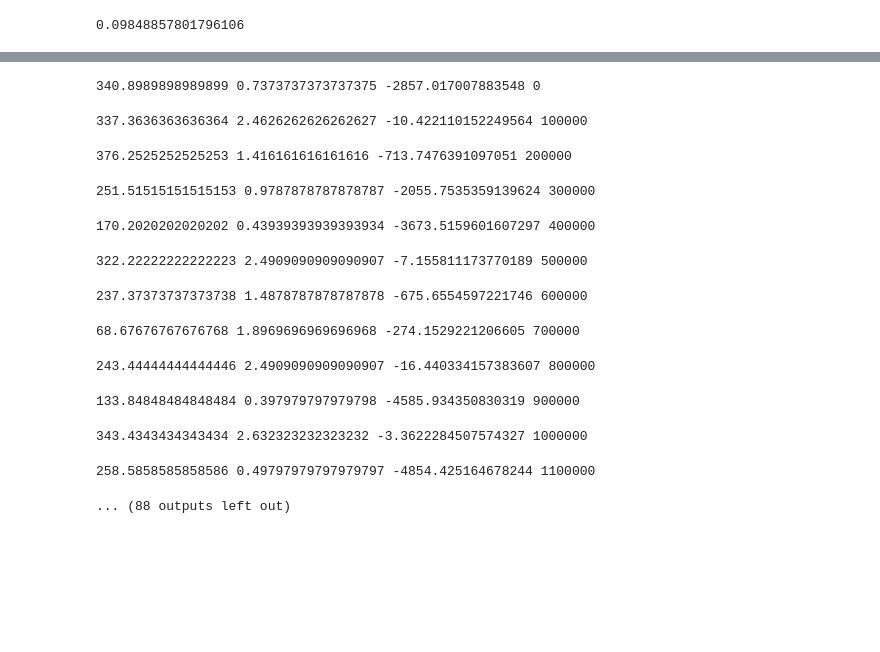
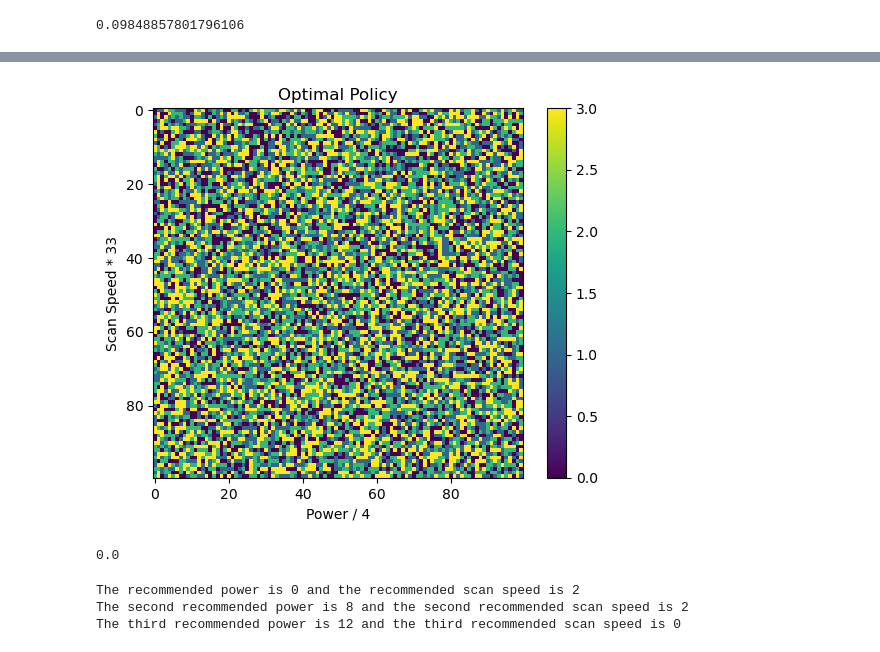
Before and after one commit to Filszcz/RL_LPBF, a Jupyter notebook: DEnthalpy.ipynb, the cells around one changed output, grey strips where cells are left out. Cells and saved outputs as stored; diff of their text form; code cells hidden in the pictures; blank space fills up the shorter version.

```diff
--- a/DEnthalpy.ipynb
+++ b/DEnthalpy.ipynb
@@ -161,6 +181,9 @@ print(SF)
 # for i in range(50):
 #     print(f"i={i}")
 #     print(Melt_mode(i))
+# %%
+power = np.linspace(50, 400, 20)
+scan_speed = np.linspace(0.1, 3.0, 20)
 # %%
 # read_depth = 0.00001*D_Depth(18)
 # print(read_depth)
@@ -220,10 +247,10 @@ class QLearning:
         self.alpha = 0.1
         self.gamma = 0.6
         self.epsilon = 0.1
-        self.q_table = np.zeros((100, 100, 6))
-        self.power_range = np.linspace(50, 400, 100)
-        self.scan_speed_range = np.linspace(0.2, 3.0, 100)
-        self.epochs = 20000000
+        self.q_table = np.zeros((100, 100, 4))
+        self.power_range = np.linspace(50.0, 400.0, 100)
+        self.scan_speed_range = np.linspace(2.0, 20.0, 100)
+        self.epochs = 100000
         self.absorptivity = 0.3
         self.rho = 2500.0
         self.Cp = 915.0
@@ -232,14 +259,16 @@ class QLearning:
         self.hf = 40000.0
         self.Diffusivity = 0.000097
         self.beam_diameter = 0.0001
+        self.start_reward = -1
+        self.lr = 0.1
 
     def H_star(self, power, scan_speed):
-        H = ((4 * self.absorptivity * power) * 100 * 0.9 * 0.3 / (np.pi * self.rho * (self.Cp * (self.T_solid - self.T_0) + self.hf) * np.sqrt(self.Diffusivity * scan_speed * self.beam_diameter**3)))
+        H = ((4 * self.absorptivity * power ) / (np.pi * self.rho * (self.Cp * (self.T_solid - self.T_0) + self.hf) * np.sqrt(self.Diffusivity * (scan_speed/10) * self.beam_diameter**3)))
         return H
 
     def reward(self, power, scan_speed):
-
-        reward = (-0.01*(self.H_star(power, scan_speed) - 150)**2 - 100*((scan_speed - 3)**4))
+                # reward = (-0.01*(H_star(power, scan_speed) - 150)**2) - 1000*((scan_speed - 3)**2) - 0.1*(power - 300)**2
+        reward = (-0.01*(H_star(power, scan_speed/10) - 150)**2) - 1000*((scan_speed/10 - 3)**2) - 0.1*(power - 300)**2
         #print(power, scan_speed, reward)
         return reward
 
@@ -250,7 +279,8 @@ class QLearning:
 
     def get_action(self, state):
         if np.random.uniform(0, 1) < self.epsilon:
-            action = np.random.choice(6)
+            action = np.random.choice(4)
+            #print(action)
         else:
             action = np.argmax(self.q_table[state])
         return action
@@ -261,57 +291,73 @@ class QLearning:
         self.q_table[state][action] += self.alpha * (target - predict)
 
     def train(self):
-        average_rewards = []
+        #reward = self.start_reward
         for epoch in tqdm(range(self.epochs)):
             power = np.random.choice(self.power_range)
             scan_speed = np.random.choice(self.scan_speed_range)
             state = self.get_state(power, scan_speed)
             action = self.get_action(state)
             reward = self.reward(power, scan_speed)
+            if power < 50 or scan_speed < 0.2:
+                reward = -100000
             if action == 0:
                 power = min(power + 1, self.power_range[-1])
             elif action == 1:
                 power = max(power - 1, self.power_range[0])
+            elif action == 2:
+                scan_speed = min(scan_speed + 0.1, self.scan_speed_range[-1])
             elif action == 3:
-                scan_speed = min(scan_speed + 0.1, self.scan_speed_range[-1])
-            elif action == 4:
                 scan_speed = max(scan_speed - 0.1, self.scan_speed_range[0])
             next_state = self.get_state(power, scan_speed)
             self.update_q_table(state, action, reward, next_state)
-            if epoch % 100000 == 0:
-                print(power, scan_speed, epoch)
+
         return self.q_table
 
     def optimal_policy(self):
         optimal_policy = np.zeros((100, 100))
         for i in range(100):
             for j in range(100):
                 optimal_policy[i][j] = np.argmax(self.q_table[i][j])
         return optimal_policy
 
     def plot_optimal_policy(self):
         optimal_policy = self.optimal_policy()
         plt.imshow(optimal_policy)
         plt.colorbar()
-        plt.xlabel('Power')
-        plt.ylabel('Scan Speed')
+        plt.xlabel('Power / 4')
+        plt.ylabel('Scan Speed * 33')
         plt.title('Optimal Policy')
         plt.show()
 
 ql = QLearning()
 q_table = ql.train()
 ql.plot_optimal_policy()
+
+# print the values assossiated with the highest reward
+print(np.max(q_table))
 # %% [output]
+[figure, added]
-340.8989898989899 0.7373737373737375 -2857.017007883548 0
+0.0
-337.3636363636364 2.4626262626262627 -10.422110152249564 100000
-376.2525252525253 1.416161616161616 -713.7476391097051 200000
-251.51515151515153 0.9787878787878787 -2055.7535359139624 300000
-170.2020202020202 0.43939393939393934 -3673.5159601607297 400000
-322.22222222222223 2.4909090909090907 -7.155811173770189 500000
-237.37373737373738 1.4878787878787878 -675.6554597221746 600000
-68.67676767676768 1.8969696969696968 -274.1529221206605 700000
-243.44444444444446 2.4909090909090907 -16.440334157383607 800000
-133.84848484848484 0.397979797979798 -4585.934350830319 900000
-343.4343434343434 2.632323232323232 -3.3622284507574327 1000000
-258.5858585858586 0.49797979797979797 -4854.425164678244 1100000
-... (88 outputs left out)
+# %%
+# # print the values assossiated with the highest reward
+# print(np.max(q_table))
+
+# # print the power and scan speed values assossiated with the highest reward
+# print(np.argmax(q_table))
+q_copy = q_table.copy()
+
+# print the location of the highest reward
+recc_power, recc_ss, R = np.unravel_index(np.argmax(q_copy, axis=None), q_copy.shape)
+print(f"The recommended power is {recc_power*4} and the recommended scan speed is {int(recc_ss/33)}")
+# now print the location of the second highest reward
+q_copy[recc_power, recc_ss] = -100000
+recc_power, recc_ss, R = np.unravel_index(np.argmax(q_copy, axis=None), q_copy.shape)
+print(f"The second recommended power is {recc_power*4} and the second recommended scan speed is {int(recc_ss/33)}")
+# now print the location of the third highest reward
+q_copy[recc_power, recc_ss] = -100000
+recc_power, recc_ss, R = np.unravel_index(np.argmax(q_copy, axis=None), q_copy.shape)
+print(f"The third recommended power is {recc_power*4} and the third recommended scan speed is {int(recc_ss/33)}")
+# %% [output]
+The recommended power is 0 and the recommended scan speed is 2
+The second recommended power is 8 and the second recommended scan speed is 2
+The third recommended power is 12 and the third recommended scan speed is 0
```
Also changed, not shown: parts of 6 cells of this notebook, 9 other files.
